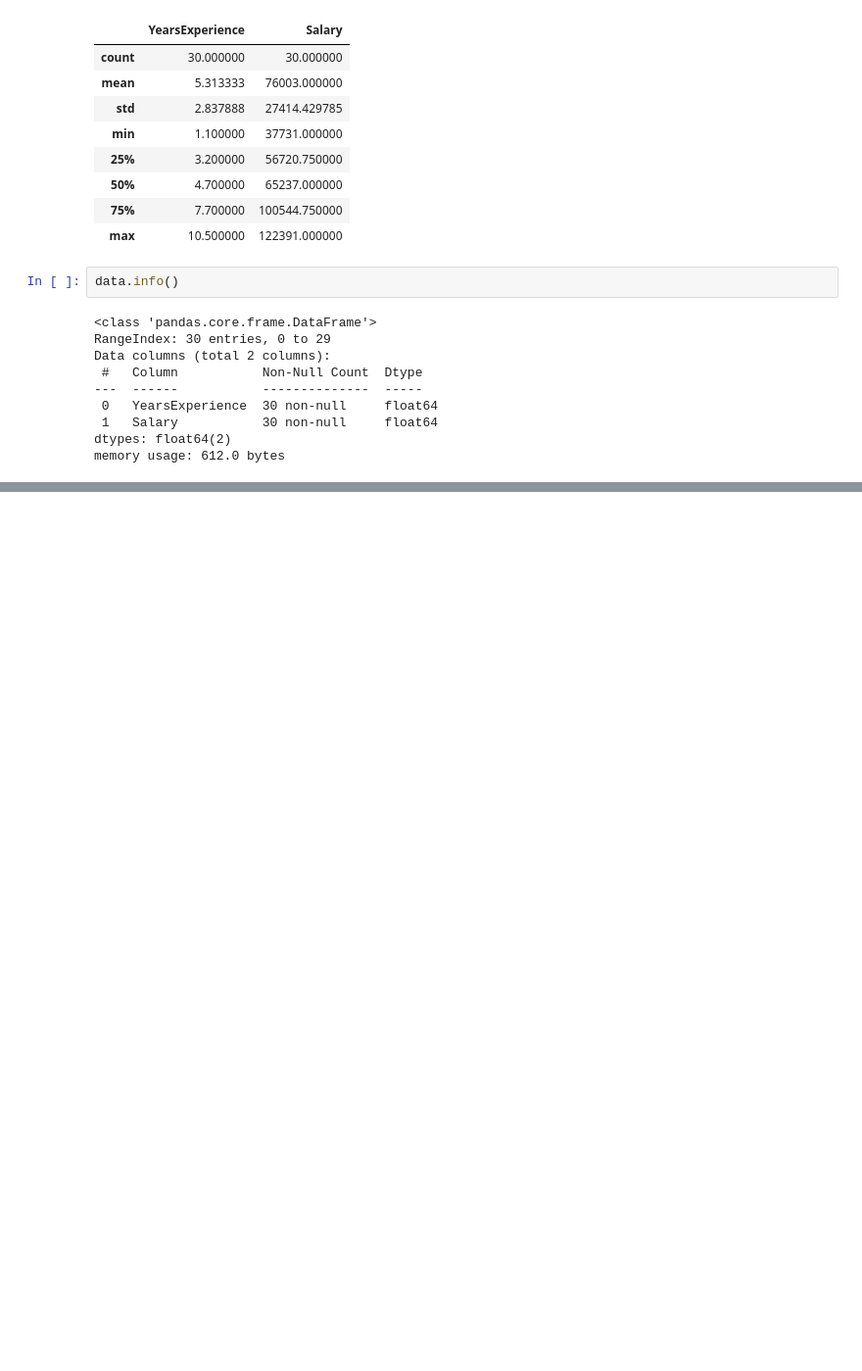
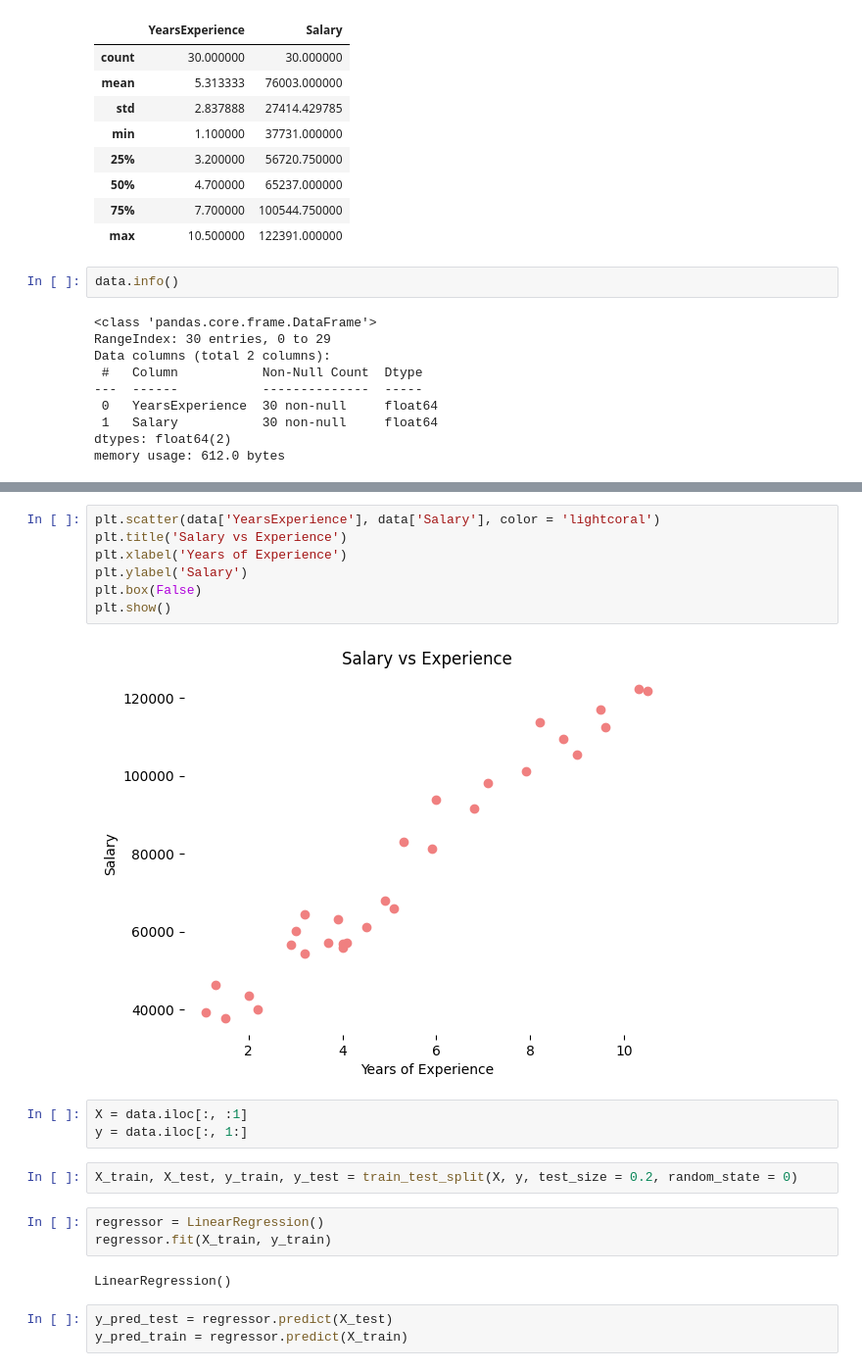
Before and after one commit to JaySatishPatel/Machine-Learning-Lab, a Jupyter notebook: Assignment-2/Assignment2.ipynb, the cells around one changed output, grey strips where cells are left out. Shown: that part at 98% size. Saved outputs shown, nothing was run; the diff lists cells and outputs as text; blank space fills up the shorter version.

```diff
--- a/Assignment-2/Assignment2.ipynb
+++ b/Assignment-2/Assignment2.ipynb
@@ -49,0 +68,22 @@ memory usage: 612.0 bytes
+# %%
+plt.scatter(data['YearsExperience'], data['Salary'], color = 'lightcoral')
+plt.title('Salary vs Experience')
+plt.xlabel('Years of Experience')
+plt.ylabel('Salary')
+plt.box(False)
+plt.show()
+# %% [output]
+[figure, added]
+# %%
+X = data.iloc[:, :1]
+y = data.iloc[:, 1:]
+# %%
+X_train, X_test, y_train, y_test = train_test_split(X, y, test_size = 0.2, random_state = 0)
+# %%
+regressor = LinearRegression()
+regressor.fit(X_train, y_train)
+# %% [output]
+LinearRegression()
+# %%
+y_pred_test = regressor.predict(X_test)
+y_pred_train = regressor.predict(X_train)
```
Also changed, not shown: parts of 5 cells of this notebook.
